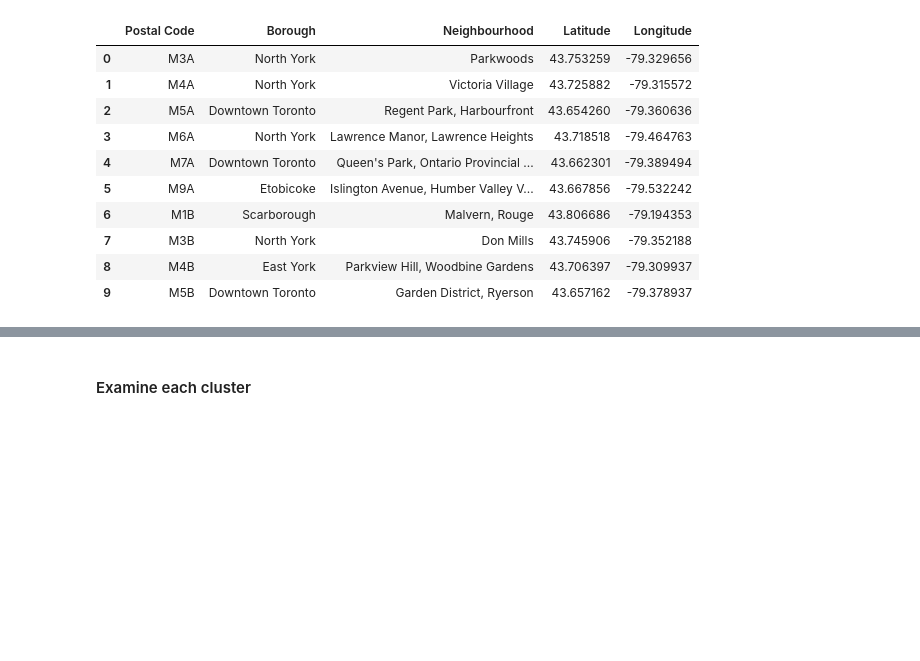
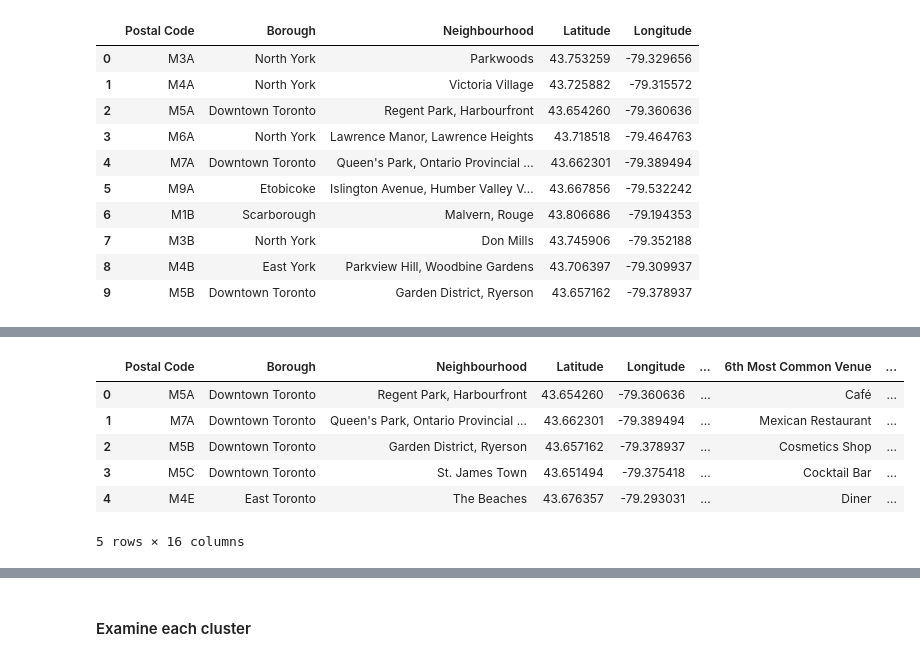
Before and after one commit to CustodioDaniel/Coursera_Capstone, a Jupyter notebook: jupyter/Captstone_Toronto_Assignment_notebook_IBM.ipynb, the cells around one changed output, grey strips where cells are left out. Cells and saved outputs as stored; diff of their text form; code cells hidden in the pictures; blank space fills up the shorter version.

```diff
--- a/jupyter/Captstone_Toronto_Assignment_notebook_IBM.ipynb
+++ b/jupyter/Captstone_Toronto_Assignment_notebook_IBM.ipynb
@@ -332,14 +472,14 @@ def return_most_common_venues(row, num_top_venues):
 
     return row_categories_sorted.index.values[0:num_top_venues]
 # %%
-# create the new dataframe and display the top 10 venues for each neighborhood
+# create the new dataframe and display the top 10 venues for each neighbourhood
 
 num_top_venues = 10
 
 indicators = ['st', 'nd', 'rd']
 
 # create columns according to number of top venues
-columns = ['Neighborhood']
+columns = ['Neighbourhood']
 for ind in np.arange(num_top_venues):
     try:
         columns.append('{}{} Most Common Venue'.format(ind+1, indicators[ind]))
@@ -347,10 +487,10 @@ for ind in np.arange(num_top_venues):
         columns.append('{}th Most Common Venue'.format(ind+1))
 
 # create a new dataframe
-neighborhoods_venues_sorted = pd.DataFrame(columns=columns)
-neighborhoods_venues_sorted['Neighborhood'] = borough_Toronto_grouped['Neighborhood']
+neighbourhoods_venues_sorted = pd.DataFrame(columns=columns)
+neighbourhoods_venues_sorted['Neighbourhood'] = borough_Toronto_grouped['Neighbourhood']
 
 for ind in np.arange(borough_Toronto_grouped.shape[0]):
-    neighborhoods_venues_sorted.iloc[ind, 1:] = return_most_common_venues(borough_Toronto_grouped.iloc[ind, :], num_top_venues)
+    neighbourhoods_venues_sorted.iloc[ind, 1:] = return_most_common_venues(borough_Toronto_grouped.iloc[ind, :], num_top_venues)
 
-neighborhoods_venues_sorted.head()
+neighbourhoods_venues_sorted.head()
@@ -357,10 +505,10 @@ neighborhoods_venues_sorted.head()
 # %%
-# Cluster Neighborhoods
-# Run k-means to cluster the neighborhood into 5 clusters
+# Cluster Neighbourhoods
+# Run k-means to cluster the neighbourhood into 5 clusters
 # set number of clusters
 kclusters = 5
 
-borough_Toronto_grouped_clustering = borough_Toronto_grouped.drop('Neighborhood', axis=1)
+borough_Toronto_grouped_clustering = borough_Toronto_grouped.drop('Neighbourhood', axis=1)
 
 # run k-means clustering
 kmeans = KMeans(n_clusters=kclusters, random_state=0).fit(borough_Toronto_grouped_clustering)
@@ -370,7 +521,7 @@ kmeans.labels_
 # %%
-# create a new dataframe that includes the cluster as well as the top 10 venues for each neighborhood
+# create a new dataframe that includes the cluster as well as the top 10 venues for each neighbourhood
 
 # add clustering labels
 
-neighborhoods_venues_sorted.insert(0,"Cluster Labels",kmeans.labels_)
+neighbourhoods_venues_sorted.insert(0,"Cluster Labels",kmeans.labels_)
 # %%
@@ -378,10 +537,18 @@ neighborhoods_venues_sorted.head()
 # %%
 borough_Toronto_merged = df_bor_toronto.copy()
 
-# merge toronto_grouped with toronto_data to add latitude/longitude for each neighborhood
-borough_Toronto_merged = borough_Toronto_merged.join(neighborhoods_venues_sorted.set_index('Neighborhood'), on='Neighborhood')
+# merge toronto_grouped with toronto_data to add latitude/longitude for each neighbourhood
+borough_Toronto_merged = borough_Toronto_merged.join(neighbourhoods_venues_sorted.set_index('Neighbourhood'), on='Neighbourhood')
 
 borough_Toronto_merged.head()
+# %% [output]
+|  | Postal Code | Borough | Neighbourhood | Latitude | Longitude | ... | 6th Most Common Venue | ... |
+| 0 | M5A | Downtown Toronto | Regent Park, Harbourfront | 43.654260 | -79.360636 | ... | Café | ... |
+| 1 | M7A | Downtown Toronto | Queen's Park, Ontario Provincial ... | 43.662301 | -79.389494 | ... | Mexican Restaurant | ... |
+| 2 | M5B | Downtown Toronto | Garden District, Ryerson | 43.657162 | -79.378937 | ... | Cosmetics Shop | ... |
+| 3 | M5C | Downtown Toronto | St. James Town | 43.651494 | -79.375418 | ... | Cocktail Bar | ... |
+| 4 | M4E | East Toronto | The Beaches | 43.676357 | -79.293031 | ... | Diner | ... |
+5 rows × 16 columns
 # %%
 # visualize the resulting clusters
 
```
Also changed, not shown: parts of 36 cells of this notebook.
